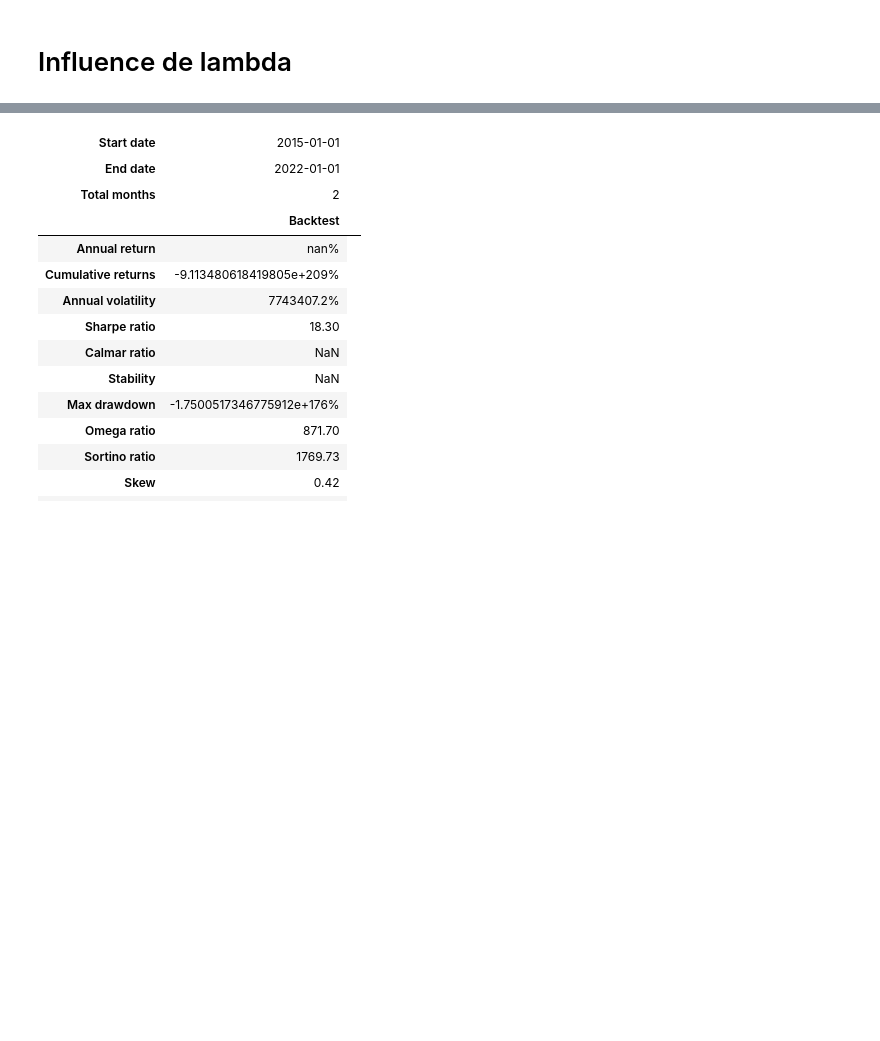
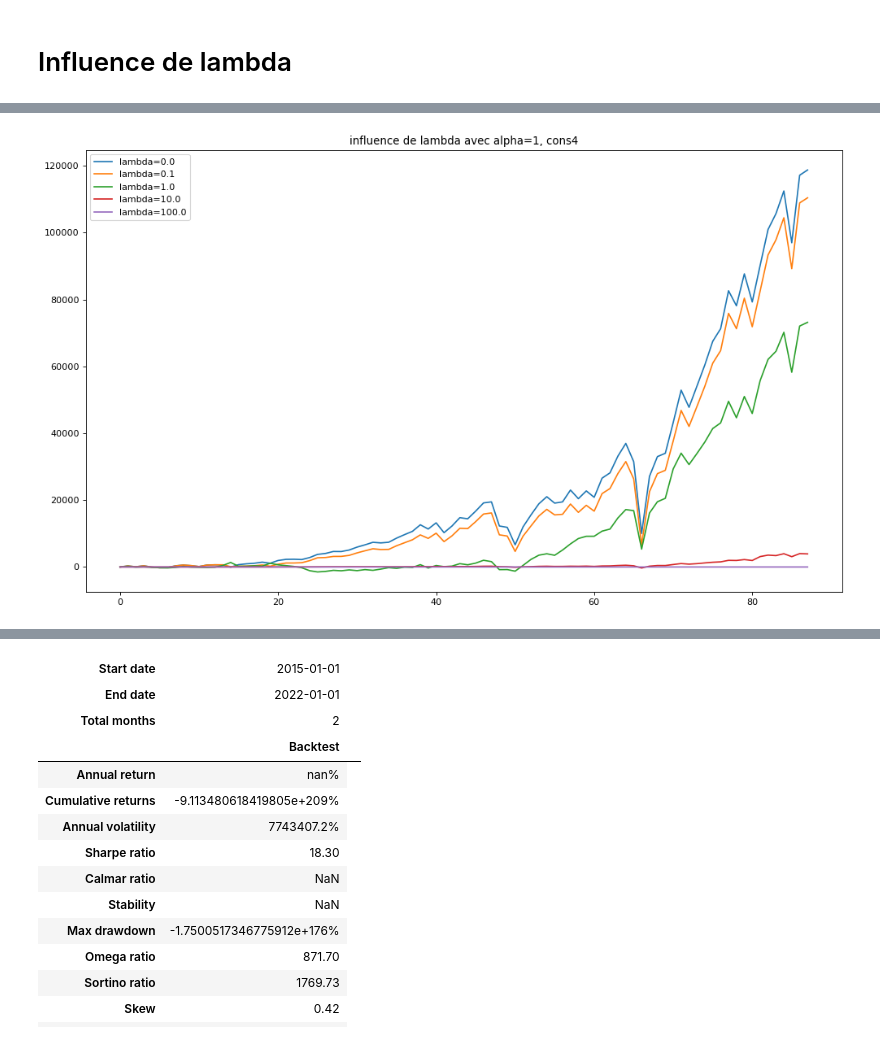
Before and after one commit to Armand-Morin/Portfolio_Optimization_Volga-Technologies, a Jupyter notebook: Refonte_Amaury.ipynb, the cells around one changed output, grey strips where cells are left out. Cells and saved outputs as stored; diff of their text form; code cells hidden in the pictures; blank space fills up the shorter version.

```diff
--- a/Refonte_Amaury.ipynb
+++ b/Refonte_Amaury.ipynb
@@ -436,6 +449,9 @@ plt.show()
 # %% [markdown]
 # Influence de lambda
 # %%
-l = np.array([0,0.1,1,10])
-for a in alp:
-    compute_portfolio(lamb, a, Money, Pos_max_par_actif, jours_returns, periode_trades,999, gain_cible, False)
+D_lambd = []
+D = []
+l = np.array([0,0.1,1,10,100])
+
+for j in l:
+    compute_portfolio(j, alpha, Money, Pos_max_par_actif, jours_returns, periode_trades,999, gain_cible, False)
@@ -442,16 +480,17 @@ for a in alp:
 # %%
 from matplotlib.pyplot import figure
-
-U=[]
-for x in D:
-    if x not in U:
-        U.append(x)
+Ul=[]
+for x in D_lambd:
+    if x not in Ul:
+        Ul.append(x)
 
 
 figure(figsize=(15, 9), dpi=80)
 
-for i in range(len(U)):
-    plt.plot(U[i],label=alp[i])
+for i in range(len(Ul)):
+    plt.plot(Ul[i],label='lambda={}'.format(l[i]))
 plt.legend()
-plt.title('influence de alpha')
+plt.title('influence de lambda avec alpha=1, cons4')
 plt.show()
+# %% [output]
+[figure, added]
```
Also changed, not shown: parts of 22 cells of this notebook.
